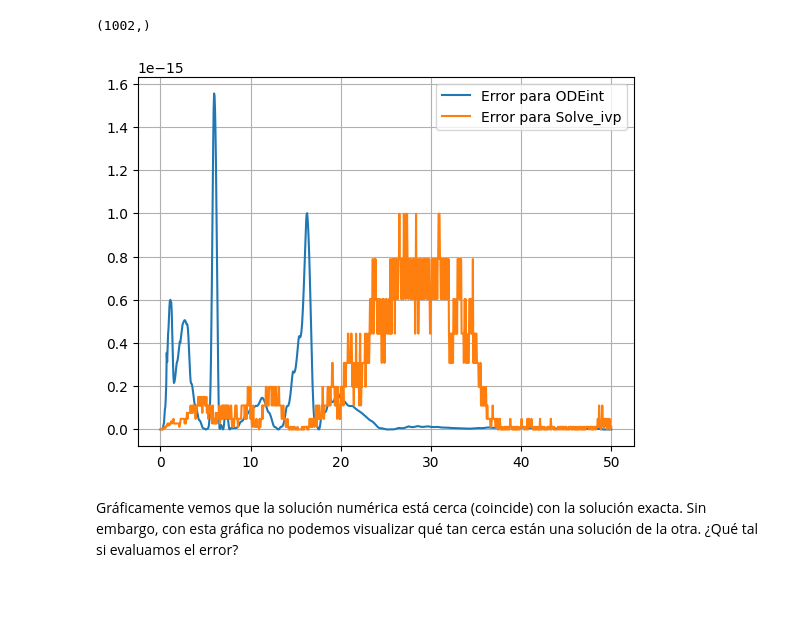
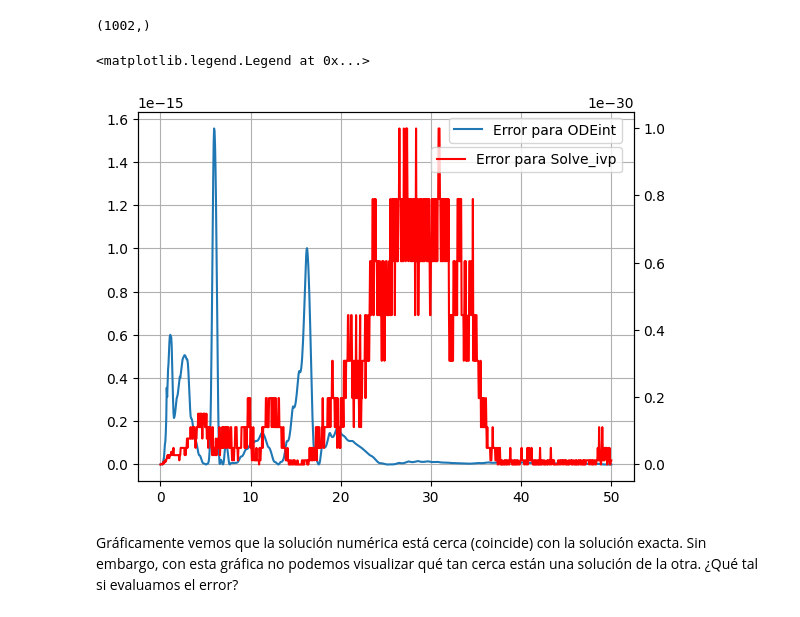
Before and after one commit to ArellanoMCarlos/SimMat_P2024, a Jupyter notebook: Módulo 3 - Ecuaciones diferenciales/Solución numérica de ecuaciones diferenciales.ipynb, the cells around one changed output. Cells and saved outputs as stored; diff of their text form; code cells hidden in the pictures.

```diff
--- a/Módulo 3 - Ecuaciones diferenciales/Solución numérica de ecuaciones diferenciales.ipynb
+++ b/Módulo 3 - Ecuaciones diferenciales/Solución numérica de ecuaciones diferenciales.ipynb
@@ -200,14 +235,25 @@ sol_x2.shape
 (1002,)
 # %%
 error_odeint=(sol_x-x_odeint[:,0])**2
-error_solveivp=10e14*(sol_x2-sol_ivp.y[0])**2
+#error_solveivp=10e14*(sol_x2-sol_ivp.y[0])**2
+error_solveivp=(sol_x2-sol_ivp.y[0])**2
 
-plt.plot(t,error_odeint,label='Error para ODEint')
-plt.plot(sol_ivp.t,error_solveivp,label='Error para Solve_ivp')
-plt.legend()
+#plt.plot(t,error_odeint,label='Error para ODEint')
+#plt.plot(sol_ivp.t,error_solveivp,label='Error para Solve_ivp')
+
+#fig=plt.figure()
+#ax=fig.add_subplot(111,projection='3d')
+fig,ax=plt.subplots()
+ax.plot(t,error_odeint,label='Error para ODEint')
+ax.legend(loc='center right',bbox_to_anchor=(0.99,0.95))
 plt.grid()
+
+ax2=ax.twinx()
+ax2.plot(sol_ivp.t,error_solveivp,'r',label='Error para Solve_ivp')
+ax2.legend(loc='center right',bbox_to_anchor=(0.99,0.87))
 # %% [output]
+<matplotlib.legend.Legend at 0x...>
-[figure, old version]
+[figure, new version]
 # %% [markdown]
 Gráficamente vemos que la solución numérica está cerca (coincide) con la solución exacta. Sin embargo, con esta gráfica no podemos visualizar qué tan cerca están una solución de la otra. ¿Qué tal si evaluamos el error?
 # %% [markdown]
```
Also changed, not shown: parts of 20 cells of this notebook, 1 other file.
